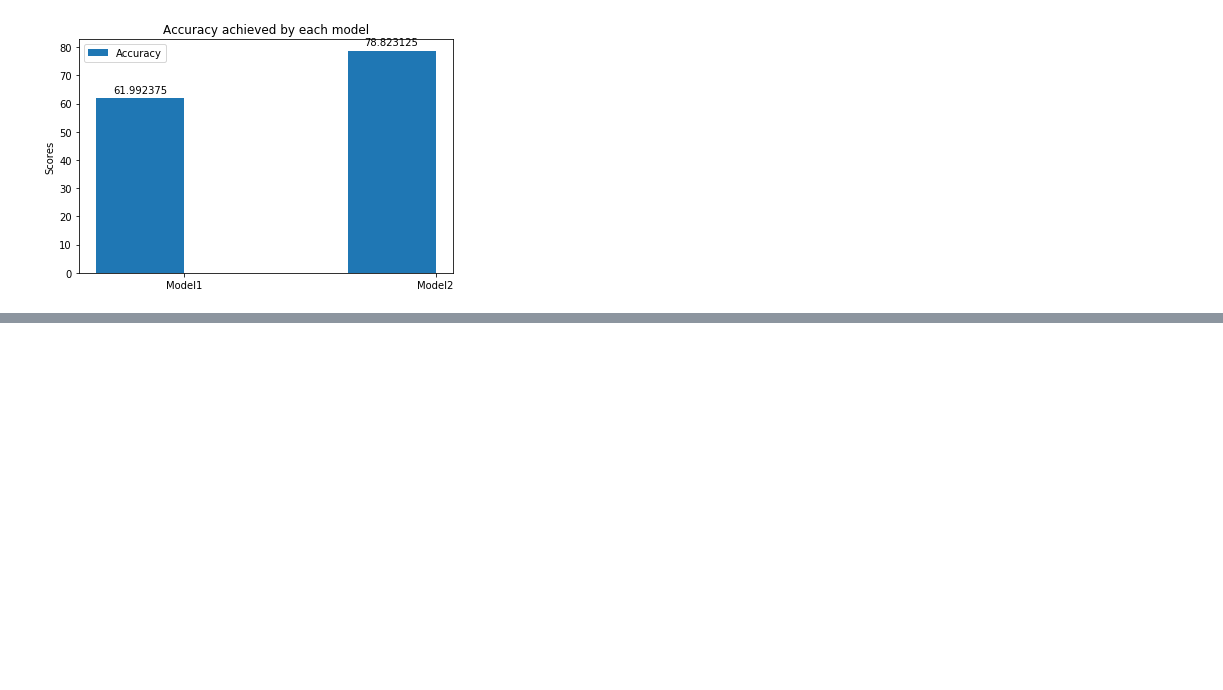
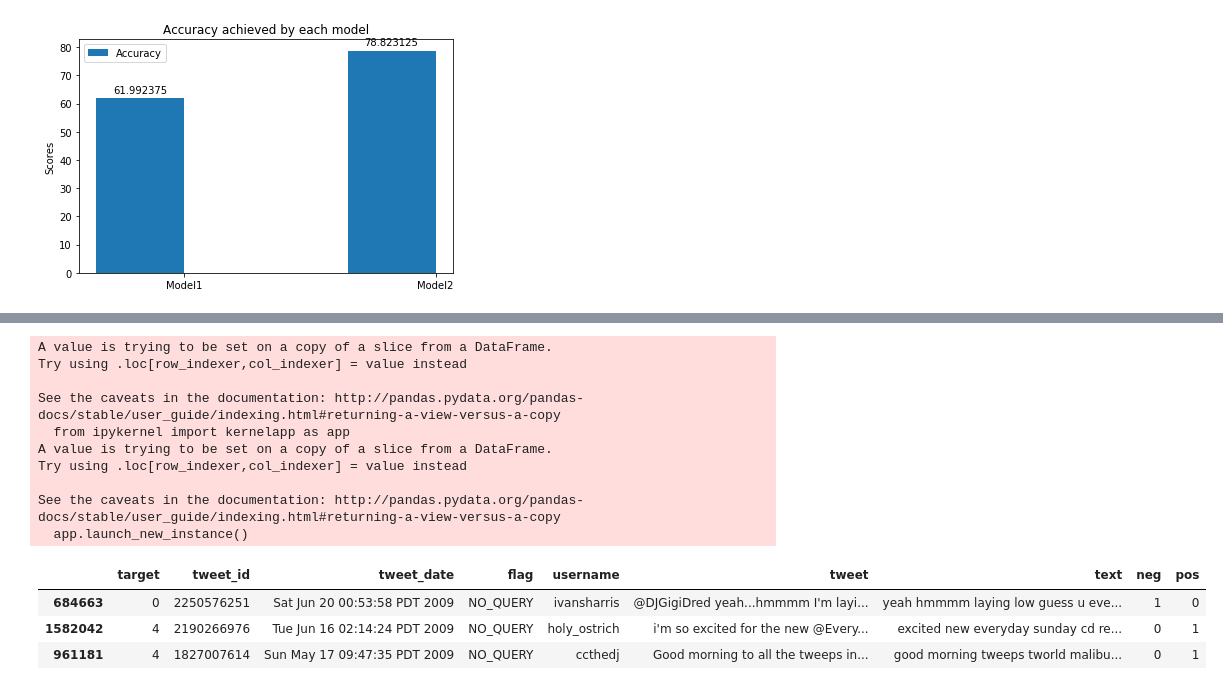
Before and after one commit to malhamid/SentimentAnalysis, a Jupyter notebook: TweetSentimentAnalysis.ipynb, the cells around one changed output, grey strips where cells are left out. Cells and saved outputs as stored; diff of their text form; code cells hidden in the pictures; blank space fills up the shorter version.

```diff
--- a/TweetSentimentAnalysis.ipynb
+++ b/TweetSentimentAnalysis.ipynb
@@ -626,0 +654,35 @@ plot_models_performance(['Model1', 'Model2'], [correct, acc_model2 * 100])
+# %%
+def reshape_target(dataset):# We will add two columns representing the positive/negative tweets
+    new_pos_col = []
+    new_neg_col = []
+
+    for target in dataset['target']:
+        if  target == 0:
+            #label (1,0)
+            new_neg_col.append(1)
+            new_pos_col.append(0)
+        else:
+            #label (0,1)
+            new_neg_col.append(0)
+            new_pos_col.append(1)
+
+    dataset['neg'] = new_neg_col
+    dataset['pos'] = new_pos_col
+# %%
+reshape_target(train_df)
+train_df.head(3)
+# %% [output]
+A value is trying to be set on a copy of a slice from a DataFrame.
+Try using .loc[row_indexer,col_indexer] = value instead
+
+See the caveats in the documentation: http://pandas.pydata.org/pandas-docs/stable/user_guide/indexing.html#returning-a-view-versus-a-copy
+  from ipykernel import kernelapp as app
+A value is trying to be set on a copy of a slice from a DataFrame.
+Try using .loc[row_indexer,col_indexer] = value instead
+
+See the caveats in the documentation: http://pandas.pydata.org/pandas-docs/stable/user_guide/indexing.html#returning-a-view-versus-a-copy
+  app.launch_new_instance()
+|  | target | tweet_id | tweet_date | flag | username | tweet | text | neg | pos |
+| 684663 | 0 | 2250576251 | Sat Jun 20 00:53:58 PDT 2009 | NO_QUERY | ivansharris | @DJGigiDred yeah...hmmmm I'm layi... | yeah hmmmm laying low guess u eve... | 1 | 0 |
+| 1582042 | 4 | 2190266976 | Tue Jun 16 02:14:24 PDT 2009 | NO_QUERY | holy_ostrich | i'm so excited for the new @Every... | excited new everyday sunday cd re... | 0 | 1 |
+| 961181 | 4 | 1827007614 | Sun May 17 09:47:35 PDT 2009 | NO_QUERY | ccthedj | Good morning to all the tweeps in... | good morning tweeps tworld malibu... | 0 | 1 |
```
Also changed, not shown: parts of 24 cells of this notebook.
